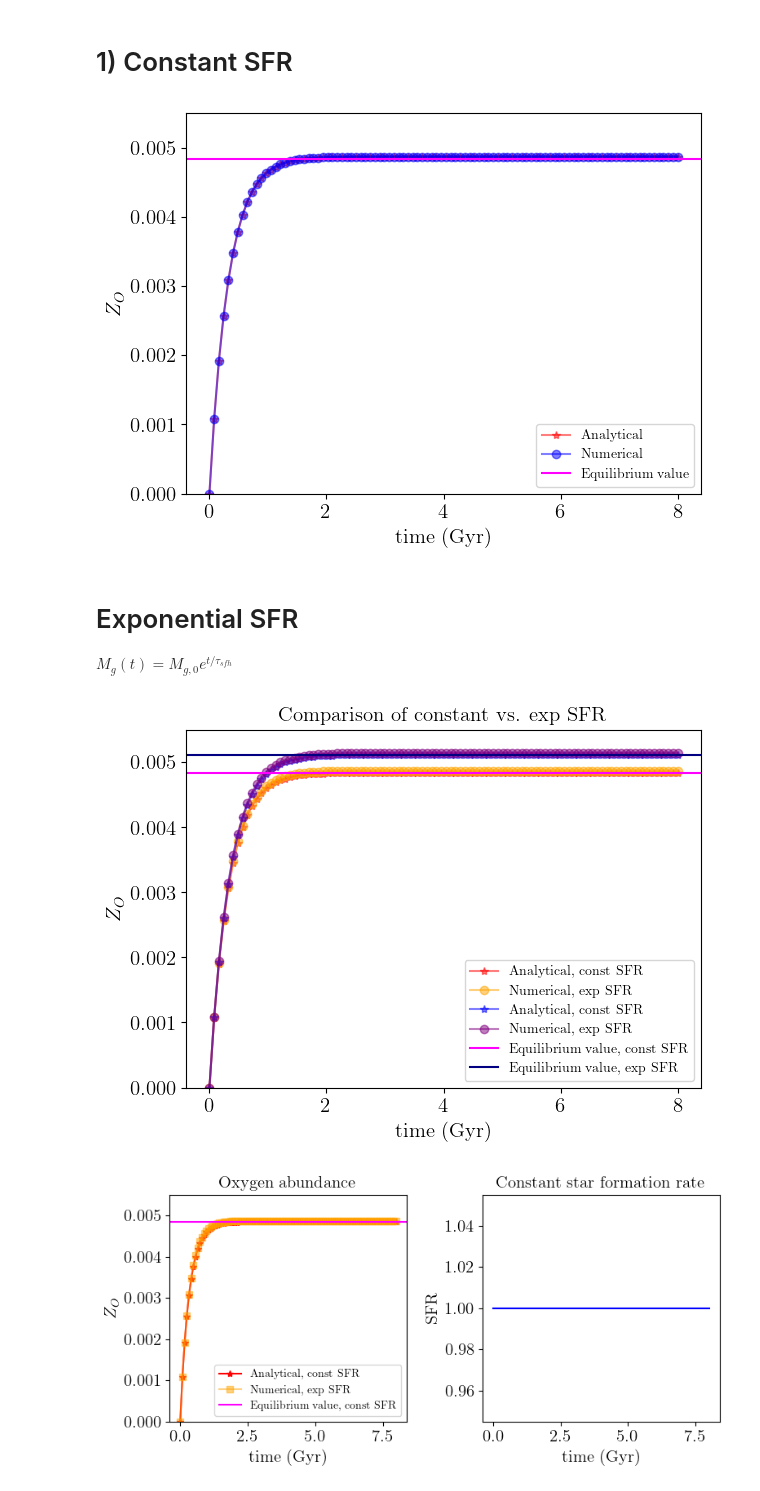
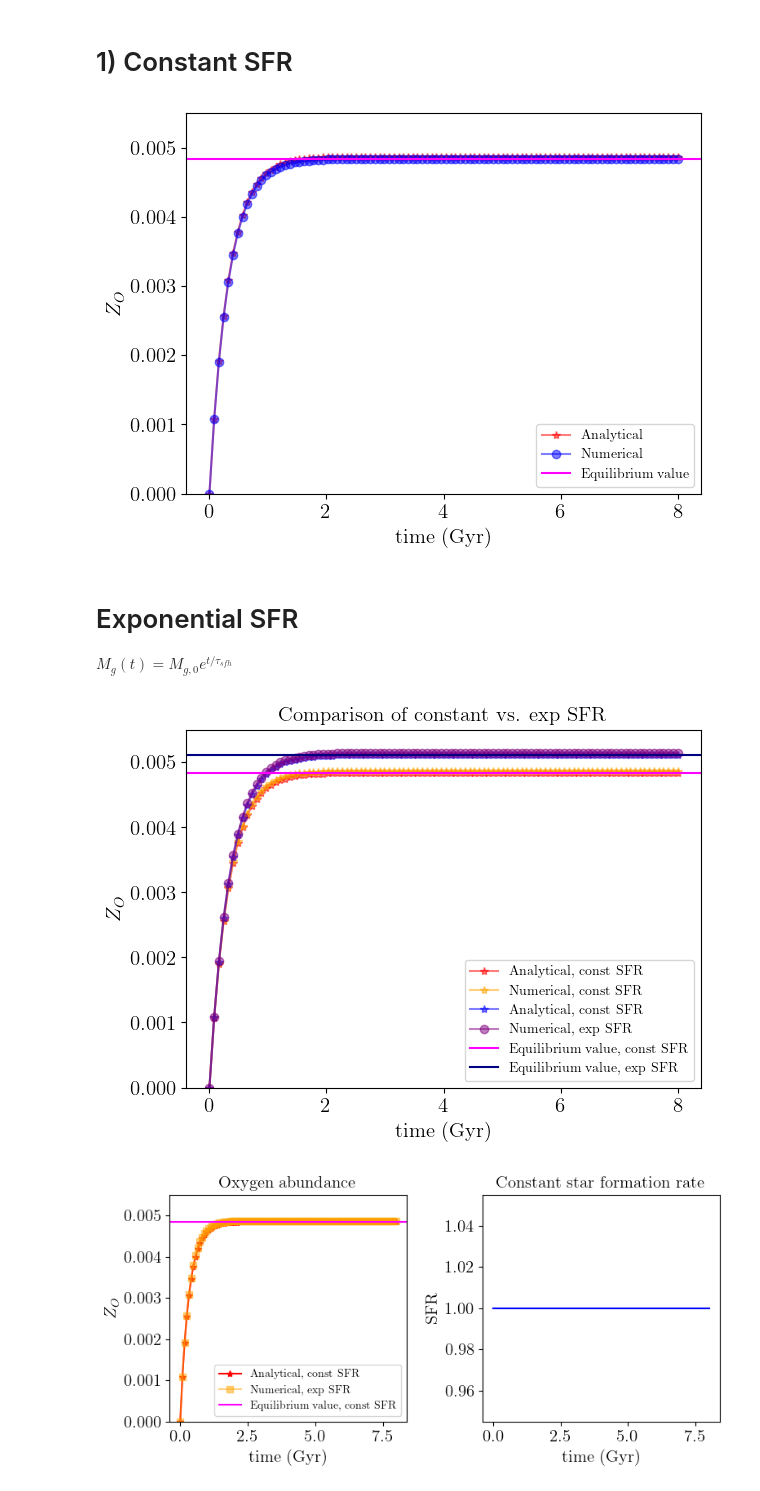
Before and after one commit to haniyehtajer/chemevo, a Jupyter notebook: examples/Oxygen_abundance.ipynb, the cells around one changed output. Cells and saved outputs as stored; diff of their text form; code cells hidden in the pictures.

```diff
--- a/examples/Oxygen_abundance.ipynb
+++ b/examples/Oxygen_abundance.ipynb
@@ -33,18 +33,18 @@ numerical_Z_O_const = o.solve_for_Z_o(t_array, M_g_array_const, tau_dep, m_o_cc,
 eq_Z_O_const = o.Z_o_eq_const(m_o_cc, eta, r)
 # %%
 plt.plot(t_array, numerical_Z_O_const, color = 'red', marker='*', label = 'Analytical', alpha = 0.5)
-plt.plot(t_array, numerical_M_O_const, color = 'blue', marker = 'o', label = 'Numerical', alpha = 0.5)
+plt.plot(t_array, analytical_Z_O_const, color = 'blue', marker = 'o', label = 'Numerical', alpha = 0.5)
 plt.axhline(eq_Z_O_const, color = 'magenta', label = 'Equilibrium value')
 #plt.axhline(0.5, color = 'magenta', label = 'Equilibrium value')
 
 plt.ylim(0,0.0055)
 plt.legend()
 plt.xlabel('time (Gyr)')
 plt.ylabel(r'$Z_{O}$')
 plt.tight_layout()
 plt.show()
 # %% [output]
-[figure, old version]
+[figure, new version]
 # %% [markdown]
 # Exponential SFR
 
@@ -59,7 +59,7 @@ numerical_Z_O_exp = o.solve_for_Z_o(t_array, M_g_array_exp, tau_dep, m_o_cc, tau
 eq_Z_O_exp = o.Z_o_eq_exp(m_o_cc, eta, r, tau_star, tau_sfh)
 # %%
 plt.plot(t_array, analytical_Z_O_const, color = 'red', marker='*', label = 'Analytical, const SFR', alpha = 0.5)
-plt.plot(t_array, numerical_M_O_const, color = 'orange', marker = 'o', label = 'Numerical, exp SFR', alpha = 0.5)
+plt.plot(t_array, numerical_Z_O_const, color = 'orange', marker='*', label = 'Numerical, const SFR', alpha = 0.5)
 plt.plot(t_array, analytical_Z_O_exp, color = 'blue', marker='*', label = 'Analytical, const SFR', alpha = 0.5)
 plt.plot(t_array, numerical_Z_O_exp, color = 'purple', marker = 'o', label = 'Numerical, exp SFR', alpha = 0.5)
 
@@ -75,7 +75,7 @@ plt.title("Comparison of constant vs. exp SFR")
 plt.tight_layout()
 plt.show()
 # %% [output]
-[figure, old version]
+[figure, new version]
 # %%
 plt.figure(figsize=(8,4))
 
```
Also changed, not shown: 2 other files.
